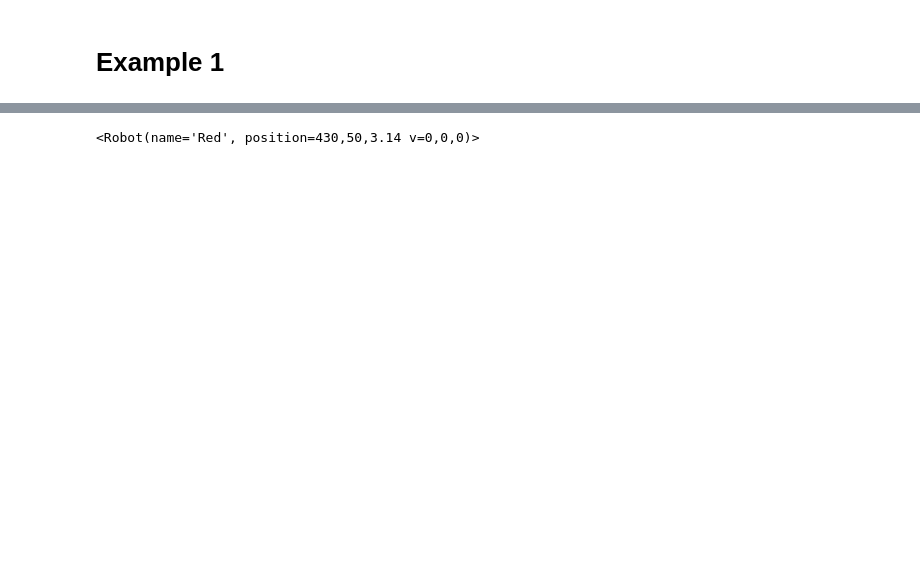
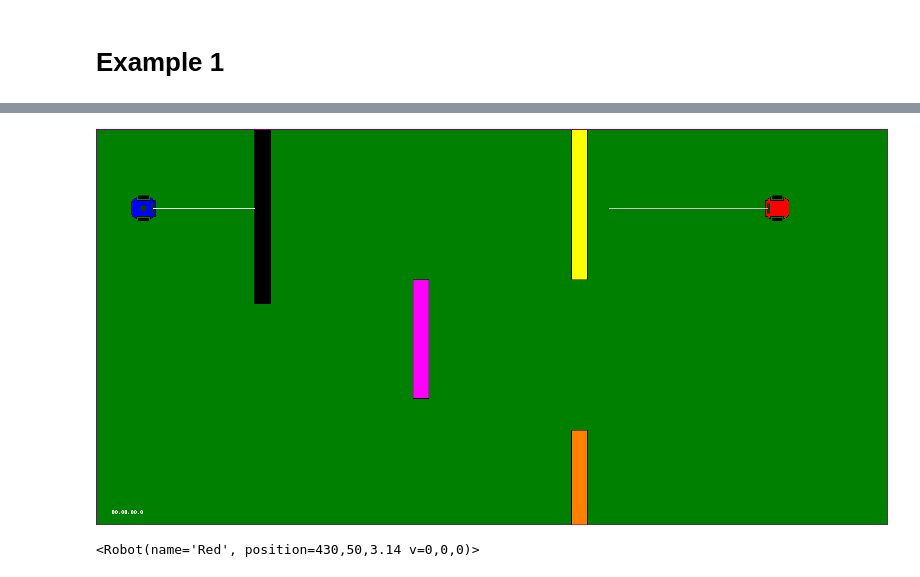
Before and after one commit to ArtificialIntelligenceToolkit/jyrobot, a Jupyter notebook: examples/JyrobotTest.ipynb, the cells around one changed output, grey strips where cells are left out. Saved outputs shown, nothing was run; the diff lists cells and outputs as text; code cells hidden in the pictures; blank space fills up the shorter version.

```diff
--- a/examples/JyrobotTest.ipynb
+++ b/examples/JyrobotTest.ipynb
@@ -23,3 +23,8 @@ Random seed initialized to: 2807591701417696967
+# %%
+world.update()
+world.take_picture()
+# %% [output]
+[figure, added]
 # %%
 world["red-1"]
 # %% [output]
```
Also changed, not shown: parts of 28 cells of this notebook, 9 other files.
